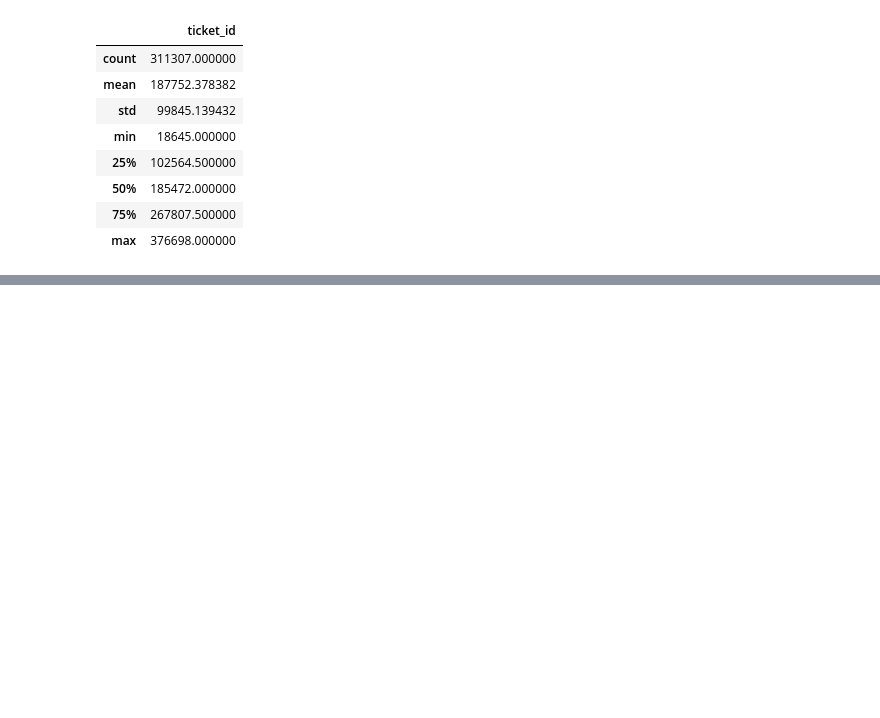
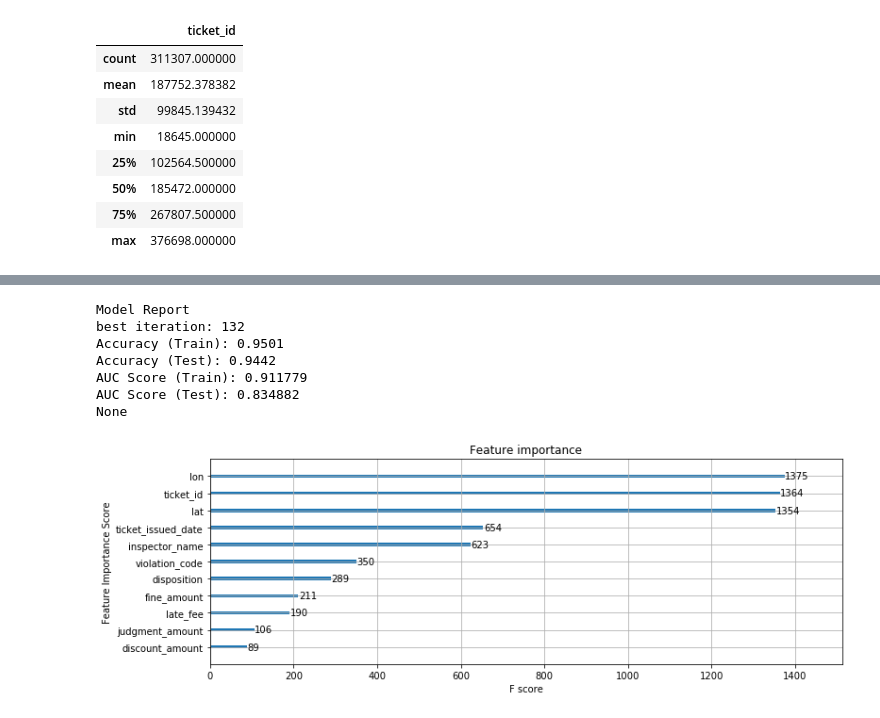
Before and after one commit to AustinChase/Applied_Data_Science, a Jupyter notebook: Module_3/Assignment+4.ipynb, the cells around one changed output, grey strips where cells are left out. Cells and saved outputs as stored; diff of their text form; code cells hidden in the pictures; blank space fills up the shorter version.

```diff
--- a/Module_3/Assignment+4.ipynb
+++ b/Module_3/Assignment+4.ipynb
@@ -721,0 +669,35 @@ param_test_2()
+# %%
+import pandas as pd
+from sklearn.metrics import roc_auc_score
+from xgboost.sklearn import XGBClassifier
+
+def parameter_tuning1():
+
+        X_train, X_test, y_train, y_test = pre_process_data()
+
+        clf = XGBClassifier(learning_rate =0.2,
+                            n_estimators =1000,
+                            max_depth = 6,
+                            min_child_weight = 0,
+                            gamma = 0,
+                            subsample = 0.8,
+                            colsamply_bytree = 0.8,
+                            objective = 'binary:logistic',
+                            scale_pos_weight = 1,
+                            seed = 27,
+                            verbosity = 0)
+
+        predictors = [x for x in X_train.columns]
+
+        print(modelfit(clf, X_train, y_train, X_test, y_test, predictors))
+
+parameter_tuning1()
+# %% [output]
+Model Report
+best iteration: 132
+Accuracy (Train): 0.9501
+Accuracy (Test): 0.9442
+AUC Score (Train): 0.911779
+AUC Score (Test): 0.834882
+None
+[figure, added]
```
Also changed, not shown: parts of 26 cells of this notebook.
